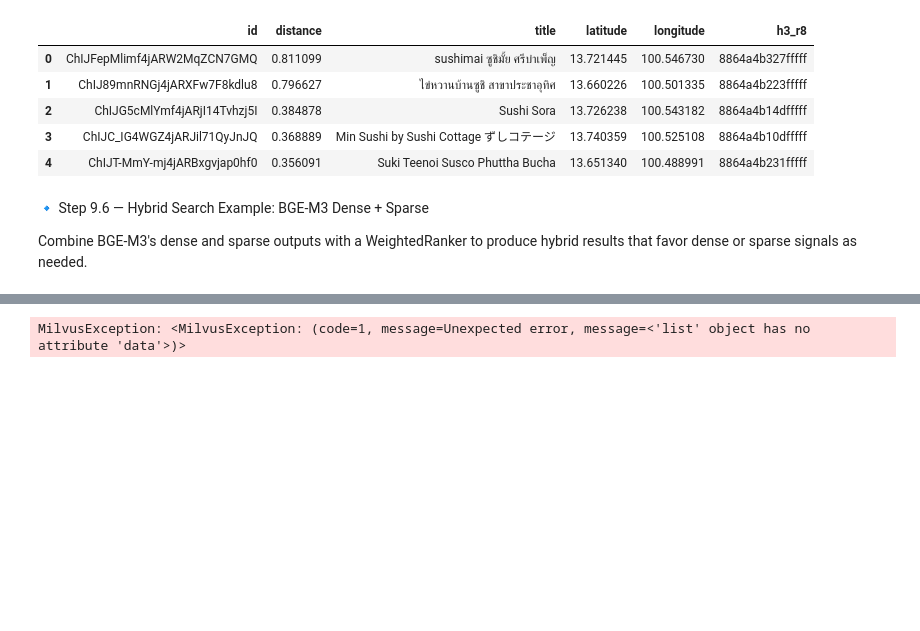
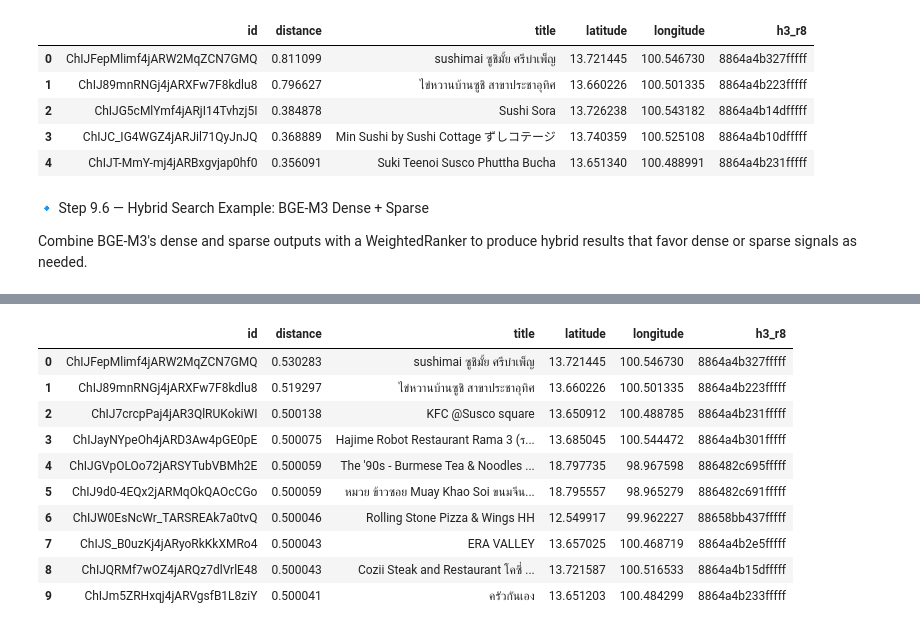
Before and after one commit to wiphoo/Website_Resources, a Jupyter notebook: tools/milvus/building_hybrid_vector_search_using_bge-m3_with_restaurant_data.ipynb, the cells around one changed output, grey strips where cells are left out. Drawn from its saved outputs; the diff is of its cells as text; code cells hidden in the pictures; blank space fills up the shorter version.

```diff
--- a/tools/milvus/building_hybrid_vector_search_using_bge-m3_with_restaurant_data.ipynb
+++ b/tools/milvus/building_hybrid_vector_search_using_bge-m3_with_restaurant_data.ipynb
@@ -584,8 +587,4 @@ MilvusException: <MilvusException: (code=1, message=Unexpected error, message=<'
 # %%
-from pymilvus import WeightedRanker
-
-# Weighted ranker: adjust weights (e.g., favor dense more)
-weighted_ranker = WeightedRanker(0.9, 0.1)# 90% dense, 10% sparse
-
-to_dataframe(hybrid_search(reqs, ranker))
+# Sparse results
+to_dataframe(hybrid_search([reqs[1]], WeightedRanker(1.0), limit=10))
 # %% [output]
@@ -594 +591,11 @@ to_dataframe(hybrid_search(reqs, ranker))
-MilvusException: <MilvusException: (code=1, message=Unexpected error, message=<'list' object has no attribute 'data'>)>
+|  | id | distance | title | latitude | longitude | h3_r8 |
+| 0 | ChIJFepMlimf4jARW2MqZCN7GMQ | 0.530283 | sushimai ซูชิมั้ย ศรีบำเพ็ญ | 13.721445 | 100.546730 | 8864a4b327fffff |
+| 1 | ChIJ89mnRNGj4jARXFw7F8kdlu8 | 0.519297 | ไข่หวานบ้านซูชิ สาขาประชาอุทิศ | 13.660226 | 100.501335 | 8864a4b223fffff |
+| 2 | ChIJ7crcpPaj4jAR3QlRUKokiWI | 0.500138 | KFC @Susco square | 13.650912 | 100.488785 | 8864a4b231fffff |
+| 3 | ChIJayNYpeOh4jARD3Aw4pGE0pE | 0.500075 | Hajime Robot Restaurant Rama 3 (ร... | 13.685045 | 100.544472 | 8864a4b301fffff |
+| 4 | ChIJGVpOLOo72jARSYTubVBMh2E | 0.500059 | The '90s - Burmese Tea & Noodles ... | 18.797735 | 98.967598 | 886482c695fffff |
+| 5 | ChIJ9d0-4EQx2jARMqOkQAOcCGo | 0.500059 | หมวย ข้าวซอย Muay Khao Soi ขนมจีน... | 18.795557 | 98.965279 | 886482c691fffff |
+| 6 | ChIJW0EsNcWr_TARSREAk7a0tvQ | 0.500046 | Rolling Stone Pizza & Wings HH | 12.549917 | 99.962227 | 88658bb437fffff |
+| 7 | ChIJS_B0uzKj4jARyoRkKkXMRo4 | 0.500043 | ERA VALLEY | 13.657025 | 100.468719 | 8864a4b2e5fffff |
+| 8 | ChIJQRMf7wOZ4jARQz7dlVrlE48 | 0.500043 | Cozii Steak and Restaurant โคซี่ ... | 13.721587 | 100.516533 | 8864a4b15dfffff |
+| 9 | ChIJm5ZRHxqj4jARVgsfB1L8ziY | 0.500041 | ครัวกันเอง | 13.651203 | 100.484299 | 8864a4b233fffff |
```
Also changed, not shown: parts of 6 cells of this notebook.
